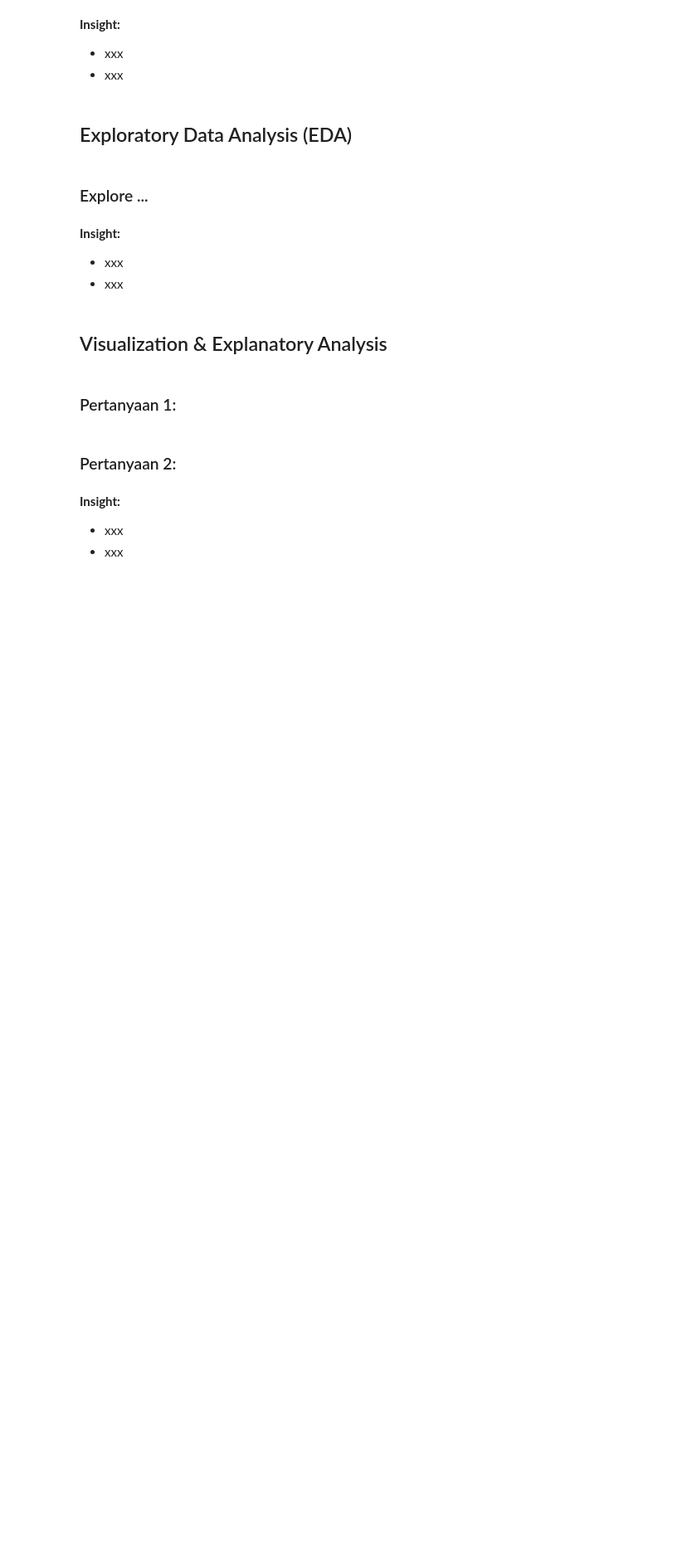
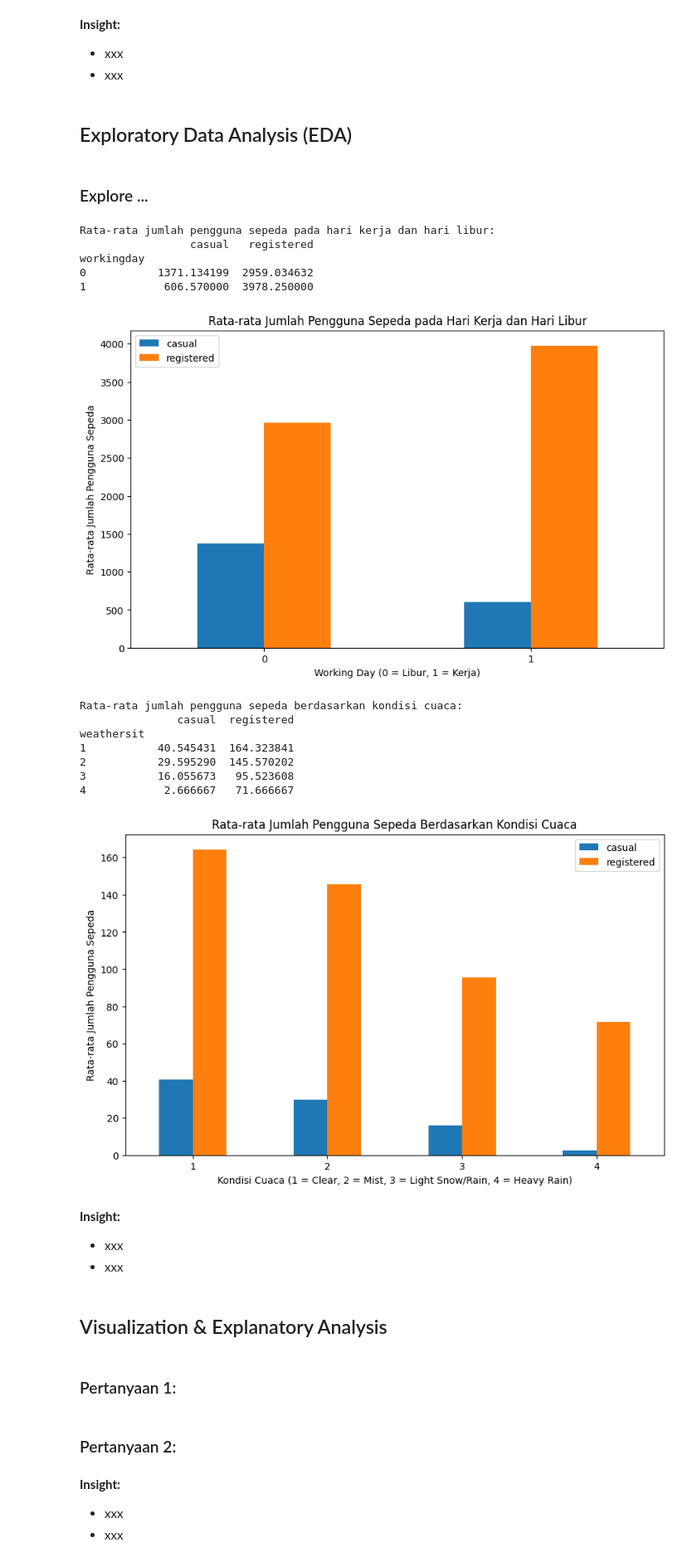
Before and after one commit to AwiYunawan/Bike_Sharing_Analysis, a Jupyter notebook: notebook.ipynb, the cells around one changed output. Shown at 83% size. Cells and saved outputs as stored; diff of their text form; code cells hidden in the pictures; blank space fills up the shorter version.

```diff
--- a/notebook.ipynb
+++ b/notebook.ipynb
@@ -112,6 +130,51 @@ hour_df.info()
 ## Exploratory Data Analysis (EDA)
 # %% [markdown]
 ### Explore ...
+# %%
+# Pertanyaan 1: Apakah ada perbedaan jumlah pengguna sepeda (casual dan registered) pada hari kerja?
+
+# Menghitung rata-rata jumlah pengguna sepeda (casual dan registered) pada hari kerja dan hari libur
+workingday_avg = day_df.groupby('workingday')[['casual', 'registered']].mean()
+print("Rata-rata jumlah pengguna sepeda pada hari kerja dan hari libur:")
+print(workingday_avg)
+
+# Visualisasi perbedaan jumlah pengguna sepeda pada hari kerja dan hari libur
+workingday_avg.plot(kind='bar', figsize=(10, 6))
+plt.title('Rata-rata Jumlah Pengguna Sepeda pada Hari Kerja dan Hari Libur')
+plt.xlabel('Working Day (0 = Libur, 1 = Kerja)')
+plt.ylabel('Rata-rata Jumlah Pengguna Sepeda')
+plt.xticks(rotation=0)
+plt.show()
+
+# Pertanyaan 2: Bagaimana pengaruh kondisi cuaca terhadap jumlah pengguna sepeda (casual dan registered) setiap jamnya?
+
+# Menghitung rata-rata jumlah pengguna sepeda (casual dan registered) berdasarkan kondisi cuaca
+weather_avg = hour_df.groupby('weathersit')[['casual', 'registered']].mean()
+print("Rata-rata jumlah pengguna sepeda berdasarkan kondisi cuaca:")
+print(weather_avg)
+
+# Visualisasi pengaruh kondisi cuaca terhadap jumlah pengguna sepeda
+weather_avg.plot(kind='bar', figsize=(10, 6))
+plt.title('Rata-rata Jumlah Pengguna Sepeda Berdasarkan Kondisi Cuaca')
+plt.xlabel('Kondisi Cuaca (1 = Clear, 2 = Mist, 3 = Light Snow/Rain, 4 = Heavy Rain)')
+plt.ylabel('Rata-rata Jumlah Pengguna Sepeda')
+plt.xticks(rotation=0)
+plt.show()
+# %% [output]
+Rata-rata jumlah pengguna sepeda pada hari kerja dan hari libur:
+                 casual   registered
+workingday
+0           1371.134199  2959.034632
+1            606.570000  3978.250000
+[figure, added]
+Rata-rata jumlah pengguna sepeda berdasarkan kondisi cuaca:
+               casual  registered
+weathersit
+1           40.545431  164.323841
+2           29.595290  145.570202
+3           16.055673   95.523608
+4            2.666667   71.666667
+[figure, added]
 # %% [markdown]
 **Insight:**
 - xxx
```
Also changed, not shown: parts of 1 cell of this notebook.
